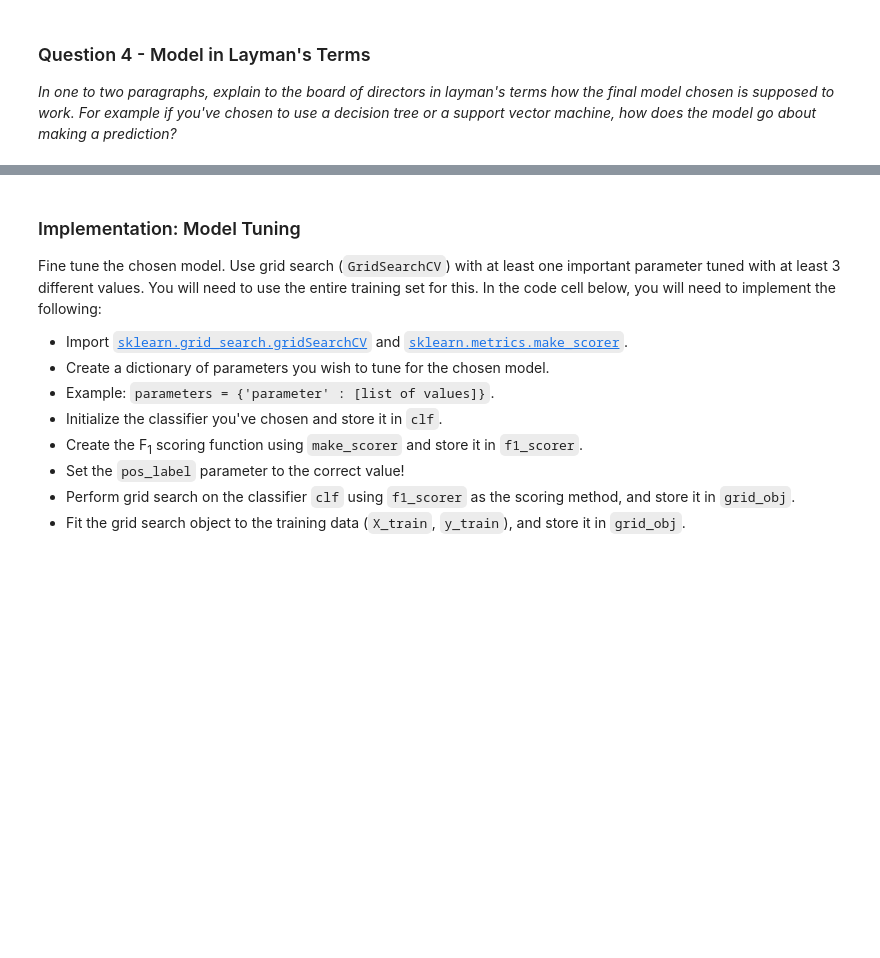
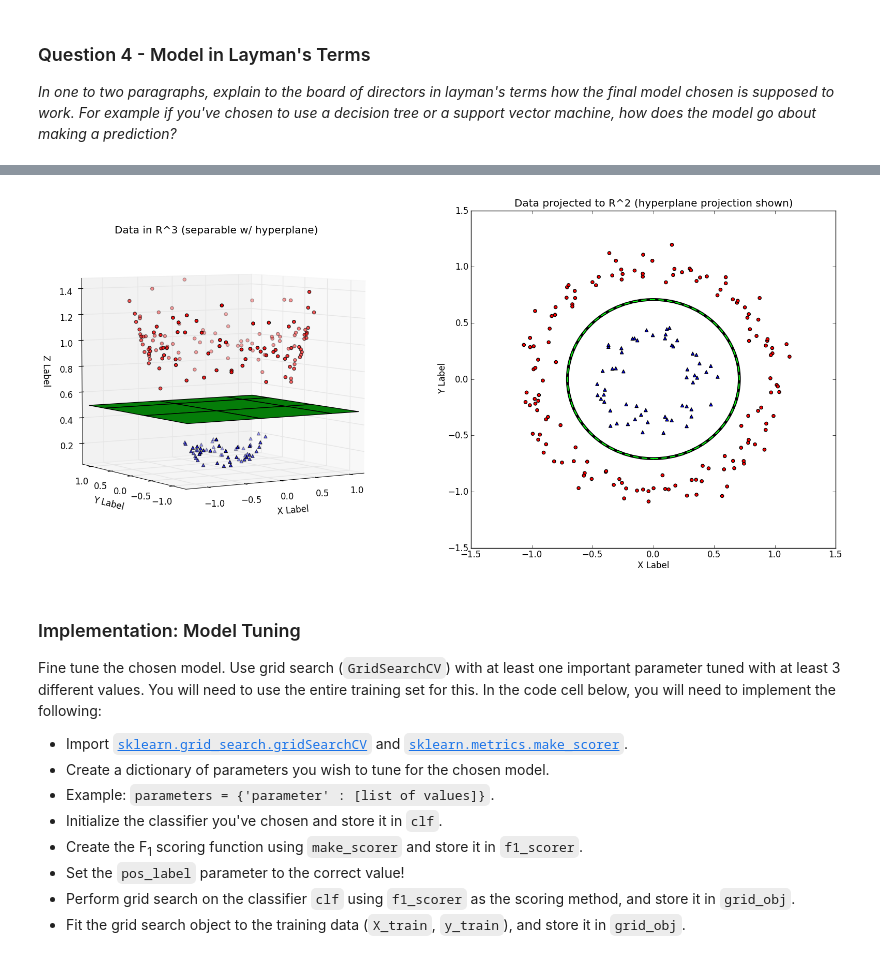
Before and after one commit to RodrigoVillatoro/machine_learning_projects, a Jupyter notebook: student_intervention/student_intervention.ipynb, the cells around one changed output, grey strips where cells are left out. Cells and saved outputs as stored; diff of their text form; code cells hidden in the pictures; blank space fills up the shorter version.

```diff
--- a/student_intervention/student_intervention.ipynb
+++ b/student_intervention/student_intervention.ipynb
@@ -418,3 +412,7 @@ Predictions are made by “observing” where new data points fall in relation t
+# %%
+Image('data_2d_to_3d_hyperplane.png')
+# %% [output]
+[figure, added]
 # %% [markdown]
 ### Implementation: Model Tuning
 Fine tune the chosen model. Use grid search (`GridSearchCV`) with at least one important parameter tuned with at least 3 different values. You will need to use the entire training set for this. In the code cell below, you will need to implement the following:
```
Also changed, not shown: parts of 9 cells of this notebook, 2 other files.
